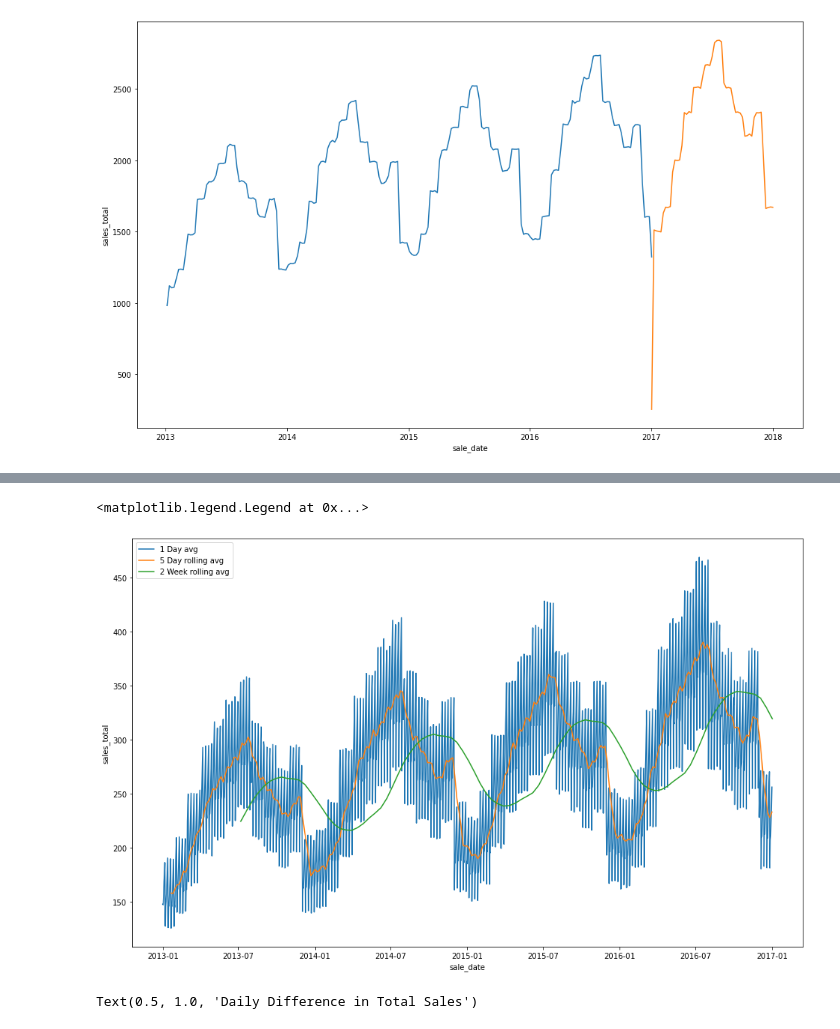
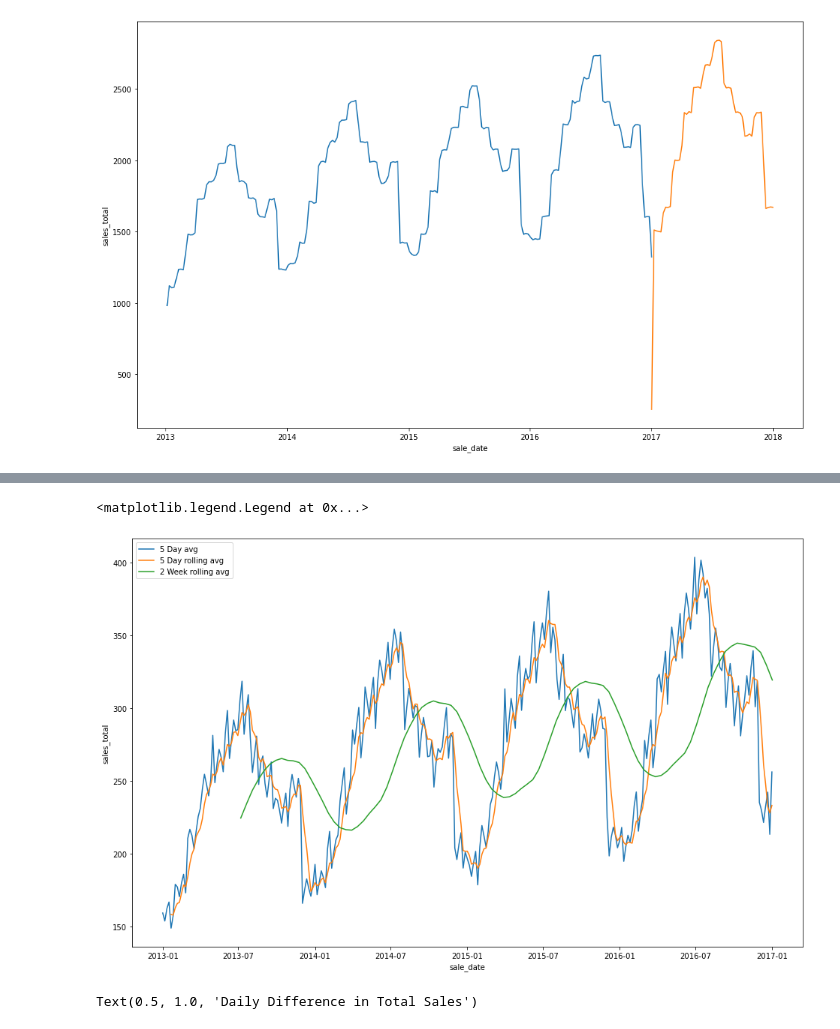
Before and after one commit to AndrewRachuig/time-series-exercises, a Jupyter notebook: explore.ipynb, the cells around one changed output, grey strips where cells are left out. Cells and saved outputs as stored; diff of their text form; code cells hidden in the pictures.

```diff
--- a/explore.ipynb
+++ b/explore.ipynb
@@ -103,13 +86,13 @@ test_weekly_totals.head()
 # %%
 # 4. Creating a rolling (moving) average of your data and visualize it.
-sns.lineplot(data = train.resample('D').mean().rolling(1).mean(), x = 'sale_date', y = 'sales_total', label = "1 Day avg")
+sns.lineplot(data = train.resample('5D').mean(), x = 'sale_date', y = 'sales_total', label = "5 Day avg")
 sns.lineplot(data = train.resample('5D').mean().rolling(5).mean(), x = 'sale_date', y = 'sales_total', label = '5 Day rolling avg')
 sns.lineplot(data = train.resample('2w').mean().rolling(14).mean(), x = 'sale_date', y = 'sales_total', label = '2 Week rolling avg')
 
 plt.legend()
 # %% [output]
 <matplotlib.legend.Legend at 0x...>
-[figure, old version]
+[figure, new version]
 # %%
 # 5. Plot the difference in sales from one day to the next.
 sns.lineplot(data= train.diff(), x = 'sale_date', y = 'sales_total')
```
Also changed, not shown: parts of 39 cells of this notebook, 1 other file.
